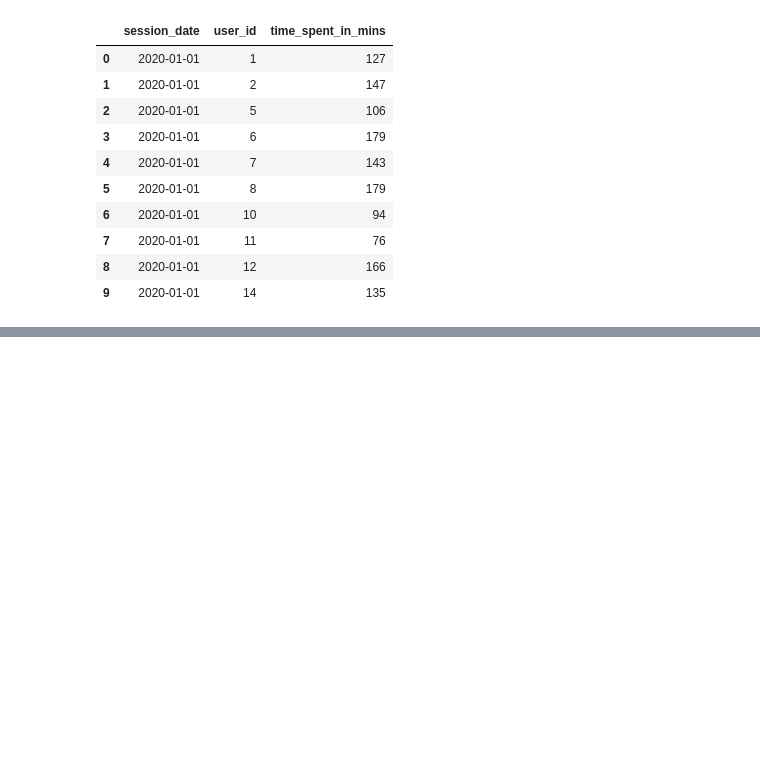
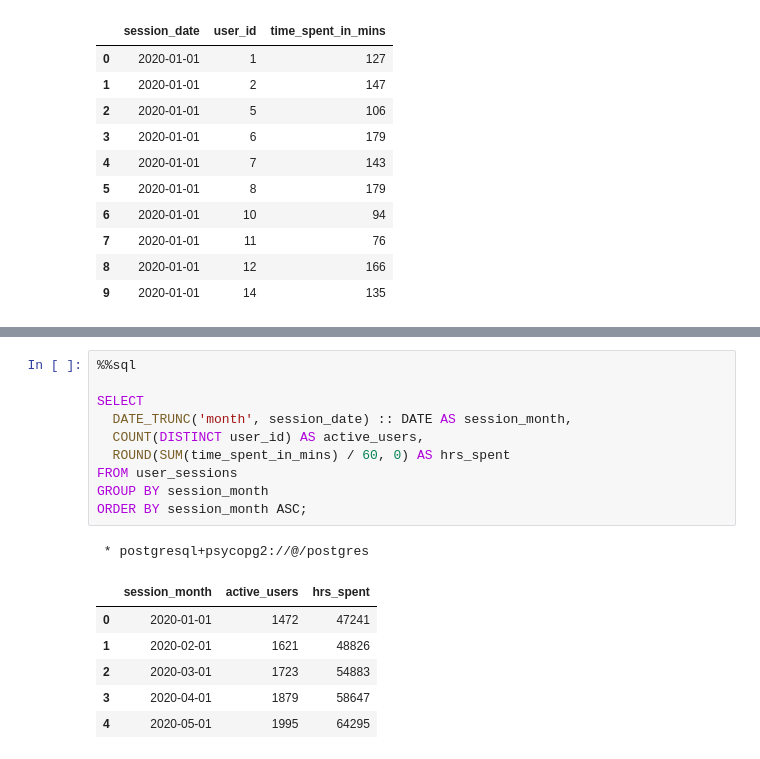
Before and after one commit to datacamp/data-analysis-in-sql-live-training, a Jupyter notebook: notebooks/PostgreSQL_live_session_template.ipynb, the cells around one changed output, grey strips where cells are left out. Drawn from its saved outputs; the diff is of its cells as text; blank space fills up the shorter version.

```diff
--- a/notebooks/PostgreSQL_live_session_template.ipynb
+++ b/notebooks/PostgreSQL_live_session_template.ipynb
@@ -88,0 +112,18 @@ LIMIT 10;
+# %%
+%%sql
+
+SELECT
+  DATE_TRUNC('month', session_date) :: DATE AS session_month,
+  COUNT(DISTINCT user_id) AS active_users,
+  ROUND(SUM(time_spent_in_mins) / 60, 0) AS hrs_spent
+FROM user_sessions
+GROUP BY session_month
+ORDER BY session_month ASC;
+# %% [output]
+ * postgresql+psycopg2://@/postgres
+|  | session_month | active_users | hrs_spent |
+| 0 | 2020-01-01 | 1472 | 47241 |
+| 1 | 2020-02-01 | 1621 | 48826 |
+| 2 | 2020-03-01 | 1723 | 54883 |
+| 3 | 2020-04-01 | 1879 | 58647 |
+| 4 | 2020-05-01 | 1995 | 64295 |
```
Also changed, not shown: parts of 7 cells of this notebook.
